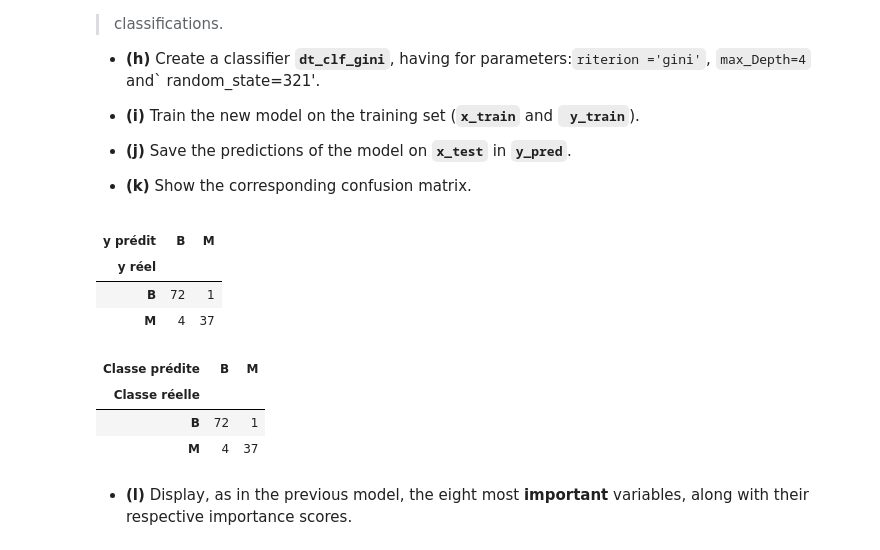
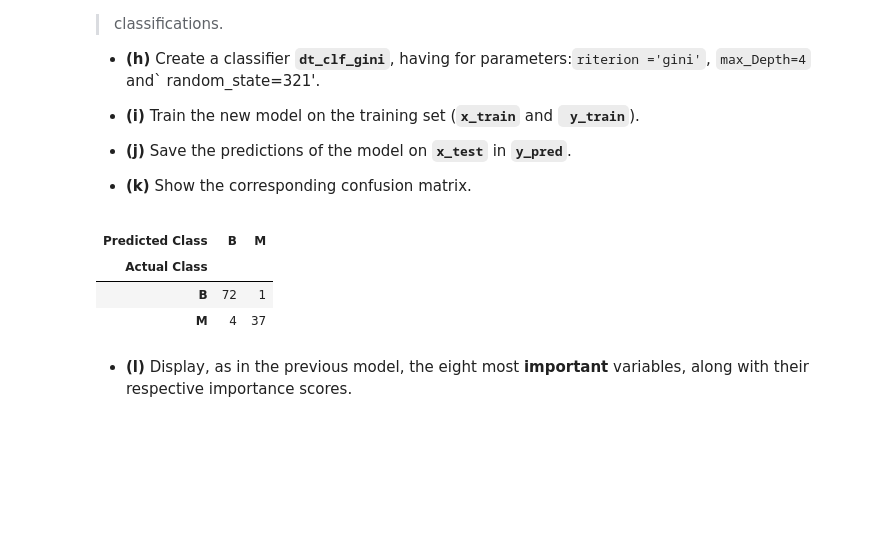
Before and after one commit to Demosthene-OR/Student-AI-and-Data-Management, a Jupyter notebook: sklearn_classif_04_decision_tree_en.ipynb, the cells around one changed output. Drawn from its saved outputs; the diff is of its cells as text; code cells hidden in the pictures; blank space fills up the shorter version.

```diff
--- a/sklearn_classif_04_decision_tree_en.ipynb
+++ b/sklearn_classif_04_decision_tree_en.ipynb
@@ -48,13 +48,7 @@ from sklearn.tree import DecisionTreeClassifier
 import pandas as pd
 
 url = "https://raw.githubusercontent.com/Demosthene-OR/Student-AI-and-Data-Management/main/"
-bc_data = pd.read_csv(url+'breast_cancer.csv')
+bc_data = pd.read_csv(url+'breast_cancer.csv', index_col=0)
-# %%
-from sklearn.model_selection import train_test_split
-from sklearn.tree import DecisionTreeClassifier
-import pandas as pd
-
-bc_data = pd.read_csv('breast_cancer.csv', index_col=0)
 # %% [markdown]
 
 * **(e)** Show information from Data Frame **bc_data**.
@@ -327,27 +252,17 @@ importances.sort_values(by='Importance', ascending=False).head(8)
 
 * **(k)** Show the corresponding confusion matrix.
 # %%
-dt_clf_gini = DecisionTreeClassifier(criterion ='gini', max_depth=4, random_state=321)
+dt_clf_gini = DecisionTreeClassifier(criterion='gini', max_depth=4, random_state=321)
 dt_clf_gini.fit(X_train, y_train)
 
 y_pred = dt_clf_gini.predict(X_test)
-cm = pd.crosstab(y_test,y_pred,rownames=['y réel'],colnames=['y prédit'])
+cm = pd.crosstab(y_test, y_pred, rownames=['Actual Class'], colnames=['Predicted Class'])
 display(cm)
 # %% [output]
-| y prédit | B | M |
-| y réel |  |  |
+| Predicted Class | B | M |
+| Actual Class |  |  |
 | B | 72 | 1 |
 | M | 4 | 37 |
-# %%
-dt_clf_gini = DecisionTreeClassifier(criterion='gini', max_depth=4, random_state=321)
-dt_clf_gini.fit(X_train, y_train)
-y_pred = dt_clf_gini.predict(X_test)
-pd.crosstab(y_test, y_pred, rownames=['Classe réelle'], colnames=['Classe prédite'])
-# %% [output]
-| Classe prédite | B | M |
-| Classe réelle |  |  |
-| B | 72 | 1 |
-| M | 4 | 37 |
 # %% [markdown]
 
 * **(l)** Display, as in the previous model, the eight most **important** variables, along with their respective importance scores.
```
Also changed, not shown: parts of 8 cells of this notebook.
